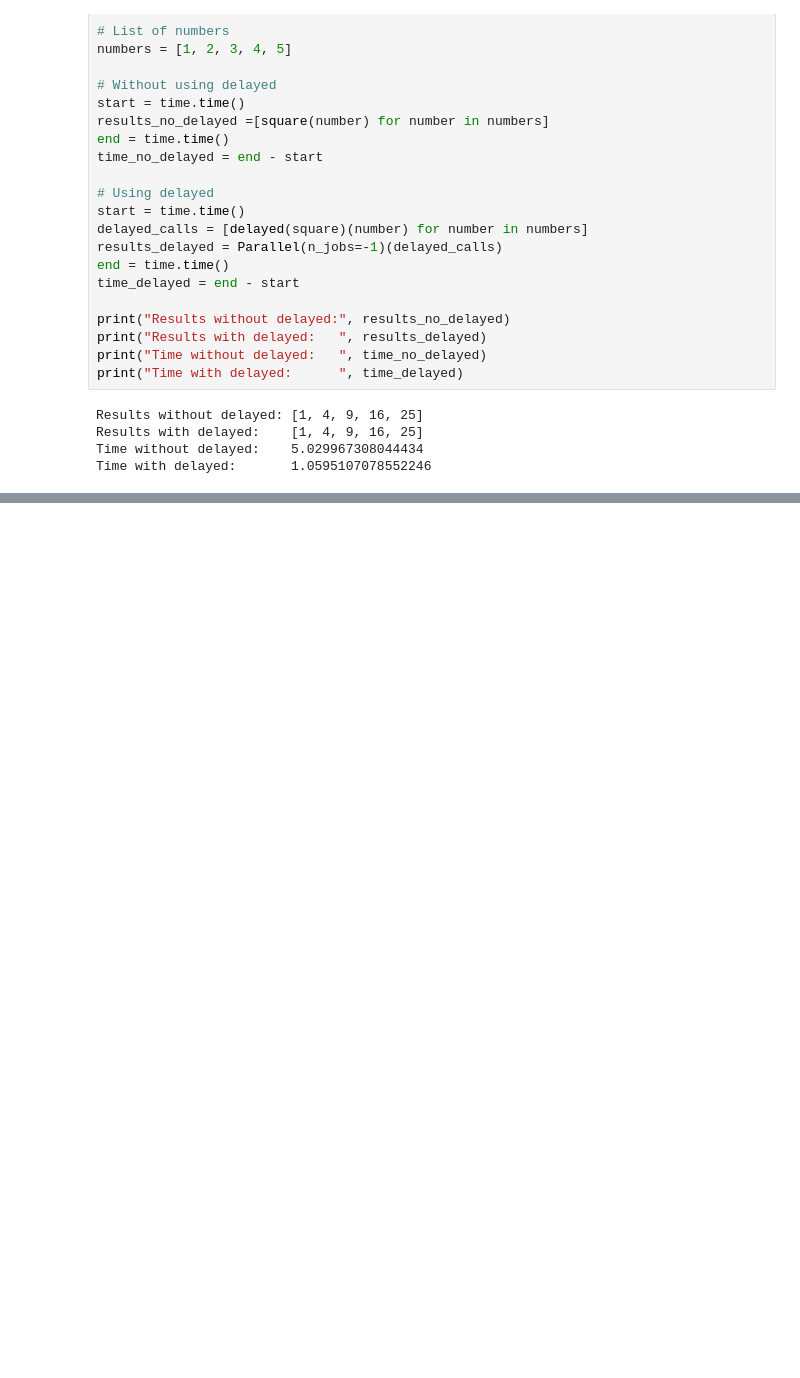
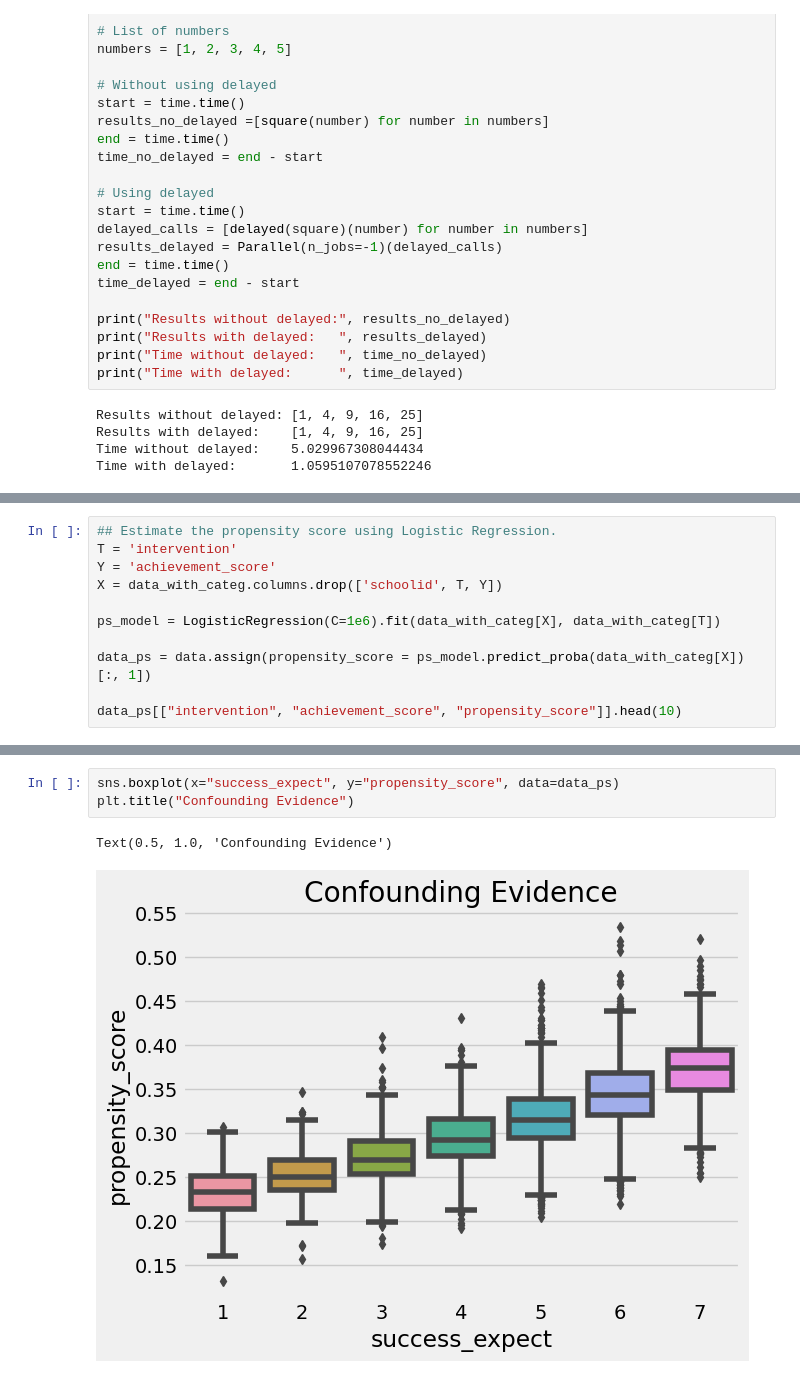
Before and after one commit to orionstar1987/python-causality-handbook, a Jupyter notebook: causal-inference-for-the-brave-and-true/00.Useful-Scripts.ipynb, the cells around one changed output, grey strips where cells are left out. Cells and saved outputs as stored; diff of their text form; blank space fills up the shorter version.

```diff
--- a/causal-inference-for-the-brave-and-true/00.Useful-Scripts.ipynb
+++ b/causal-inference-for-the-brave-and-true/00.Useful-Scripts.ipynb
@@ -62,0 +132,11 @@ Time with delayed:       1.0595107078552246
+# %%
+## Estimate the propensity score using Logistic Regression.
+T = 'intervention'
+Y = 'achievement_score'
+X = data_with_categ.columns.drop(['schoolid', T, Y])
+
+ps_model = LogisticRegression(C=1e6).fit(data_with_categ[X], data_with_categ[T])
+
+data_ps = data.assign(propensity_score = ps_model.predict_proba(data_with_categ[X])[:, 1])
+
+data_ps[["intervention", "achievement_score", "propensity_score"]].head(10)
@@ -62,0 +174,6 @@ Time with delayed:       1.0595107078552246
+# %%
+sns.boxplot(x="success_expect", y="propensity_score", data=data_ps)
+plt.title("Confounding Evidence")
+# %% [output]
+Text(0.5, 1.0, 'Confounding Evidence')
+[figure, added]
```
Also changed, not shown: parts of 24 cells of this notebook.
